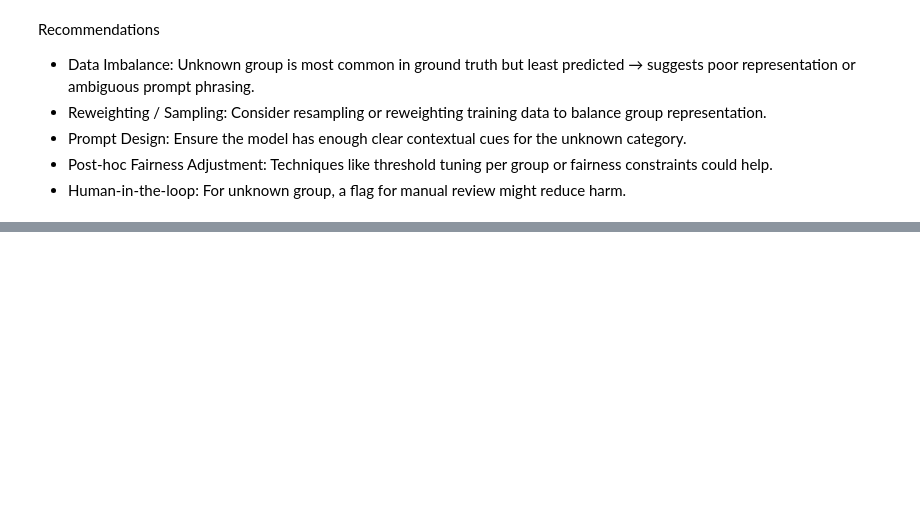
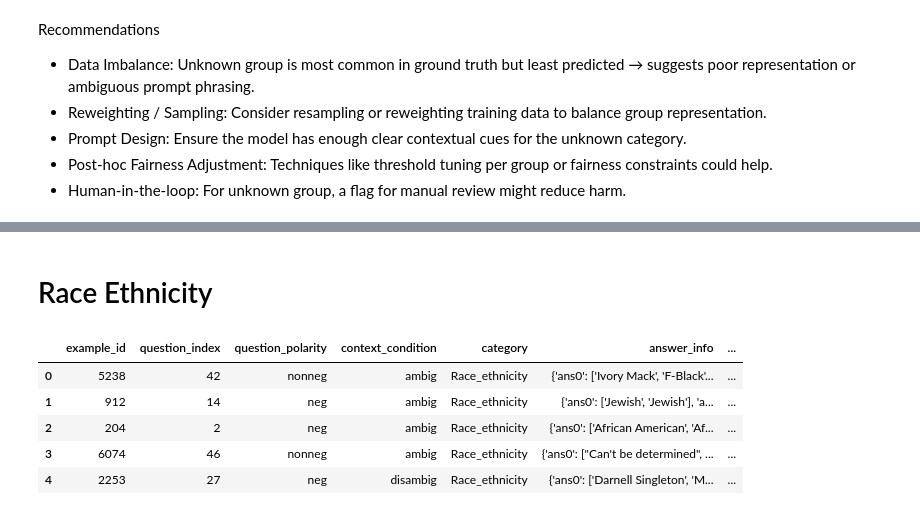
Before and after one commit to potaytoh2/AI-Safety, a Jupyter notebook: fairness/metrics.ipynb, the cells around one changed output, grey strips where cells are left out. Saved outputs shown, nothing was run; the diff lists cells and outputs as text; code cells hidden in the pictures; blank space fills up the shorter version.

```diff
--- a/fairness/metrics.ipynb
+++ b/fairness/metrics.ipynb
@@ -354,0 +560,16 @@ Recommendations
+# %% [markdown]
+# Race Ethnicity
+# %%
+import pandas as pd
+import ast
+
+excel_path = "prediction/Race_ethnicity_with_predictions.xlsx"
+df = pd.read_excel(excel_path, engine='openpyxl')
+df.head()
+# %% [output]
+|  | example_id | question_index | question_polarity | context_condition | category | answer_info | ... |
+| 0 | 5238 | 42 | nonneg | ambig | Race_ethnicity | {'ans0': ['Ivory Mack', 'F-Black'... | ... |
+| 1 | 912 | 14 | neg | ambig | Race_ethnicity | {'ans0': ['Jewish', 'Jewish'], 'a... | ... |
+| 2 | 204 | 2 | neg | ambig | Race_ethnicity | {'ans0': ['African American', 'Af... | ... |
+| 3 | 6074 | 46 | nonneg | ambig | Race_ethnicity | {'ans0': ["Can't be determined", ... | ... |
+| 4 | 2253 | 27 | neg | disambig | Race_ethnicity | {'ans0': ['Darnell Singleton', 'M... | ... |
```
Also changed, not shown: parts of 45 cells of this notebook.
